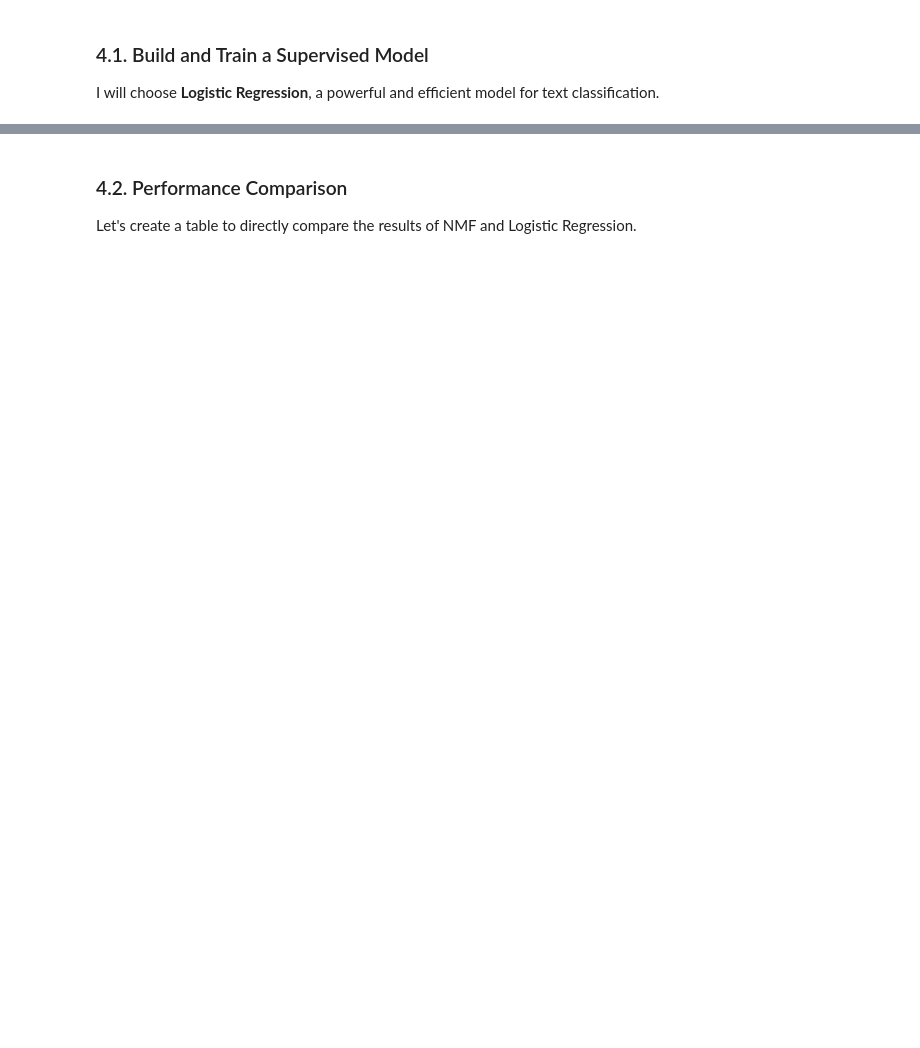
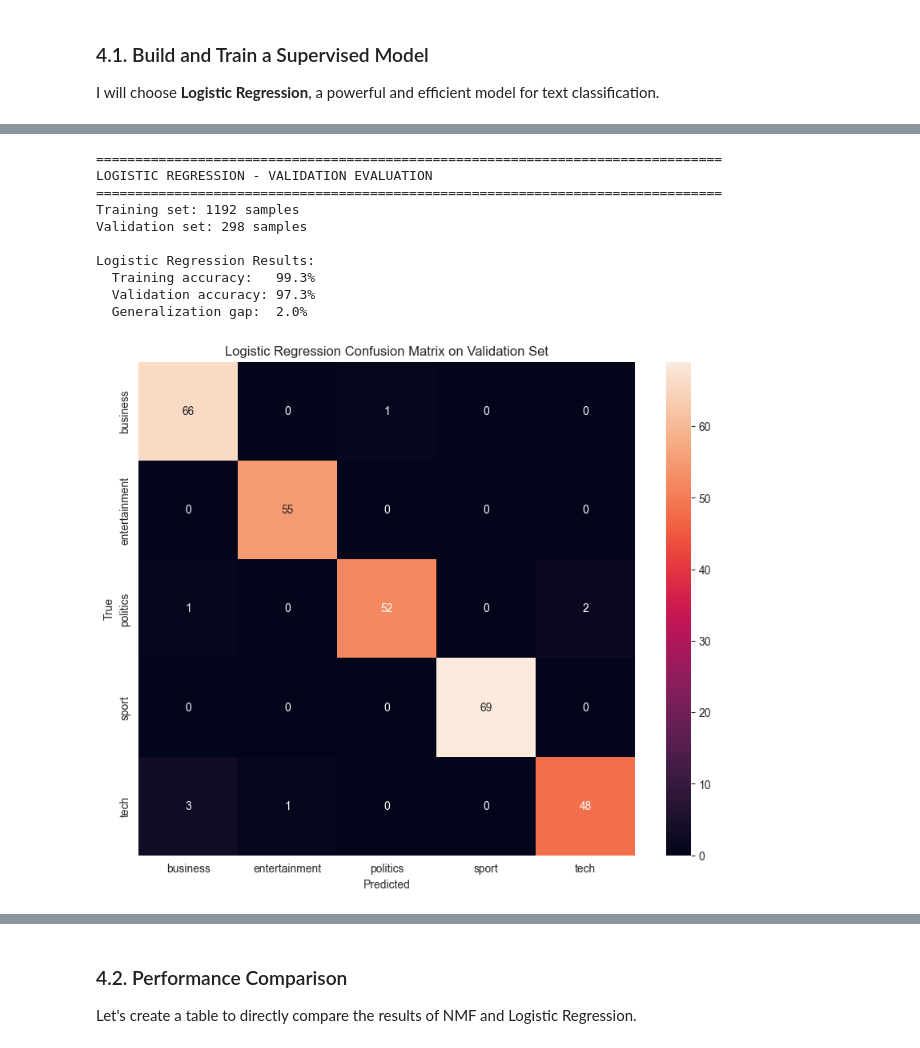
Before and after one commit to hoangop/ML_unsupervised_final_project, a Jupyter notebook: notebook/BBC_news_problem.ipynb, the cells around one changed output, grey strips where cells are left out. Drawn from its saved outputs; the diff is of its cells as text; code cells hidden in the pictures; blank space fills up the shorter version.

```diff
--- a/notebook/BBC_news_problem.ipynb
+++ b/notebook/BBC_news_problem.ipynb
@@ -456,0 +518,69 @@ Logistic Regression Accuracy on training set: 0.9940
+# %%
+# Create train/validation split for Logistic Regression
+from sklearn.model_selection import train_test_split
+
+# Prepare TF-IDF vectorization
+tfidf_vectorizer_lr = TfidfVectorizer(max_features=2000, min_df=5, max_df=0.7)
+X_train_full_lr = tfidf_vectorizer_lr.fit_transform(train_df['Clean_Text'])
+y_train_full = train_df['Category']
+
+# Split into train and validation sets
+X_train_lr, X_val_lr, y_train_lr, y_val_lr = train_test_split(
+    X_train_full_lr, y_train_full,
+    test_size=0.2,
+    random_state=42,
+    stratify=y_train_full
+)
+
+print("="*80)
+print("LOGISTIC REGRESSION - VALIDATION EVALUATION")
+print("="*80)
+print(f"Training set: {X_train_lr.shape[0]} samples")
+print(f"Validation set: {X_val_lr.shape[0]} samples")
+print()
+
+# Train the model on training split
+log_reg_model = LogisticRegression(random_state=42, max_iter=1000, solver='saga')
+log_reg_model.fit(X_train_lr, y_train_lr)
+
+# Evaluate on training split
+y_pred_train_lr = log_reg_model.predict(X_train_lr)
+accuracy_lr_train = accuracy_score(y_train_lr, y_pred_train_lr)
+
+# Evaluate on validation split
+y_pred_val_lr = log_reg_model.predict(X_val_lr)
+accuracy_lr_val = accuracy_score(y_val_lr, y_pred_val_lr)
+
+print(f"Logistic Regression Results:")
+print(f"  Training accuracy:   {accuracy_lr_train:.1%}")
+print(f"  Validation accuracy: {accuracy_lr_val:.1%}")
+print(f"  Generalization gap:  {abs(accuracy_lr_train - accuracy_lr_val)*100:.1f}%")
+print()
+
+# Confusion matrix on validation set
+cm_val_lr = confusion_matrix(y_val_lr, y_pred_val_lr)
+plt.figure(figsize=(10, 8))
+sns.heatmap(cm_val_lr, annot=True, fmt='d',
+            xticklabels=sorted(y_val_lr.unique()),
+            yticklabels=sorted(y_val_lr.unique()))
+plt.title('Logistic Regression Confusion Matrix on Validation Set')
+plt.xlabel('Predicted')
+plt.ylabel('True')
+plt.show()
+
+print("\nClassification Report on Validation Set:")
+print(classification_report(y_val_lr, y_pred_val_lr))
+
+print("="*80)
+# %% [output]
+================================================================================
+LOGISTIC REGRESSION - VALIDATION EVALUATION
+================================================================================
+Training set: 1192 samples
+Validation set: 298 samples
+
+Logistic Regression Results:
+  Training accuracy:   99.3%
+  Validation accuracy: 97.3%
+  Generalization gap:  2.0%
+[figure, added]
```
Also changed, not shown: parts of 23 cells of this notebook.
